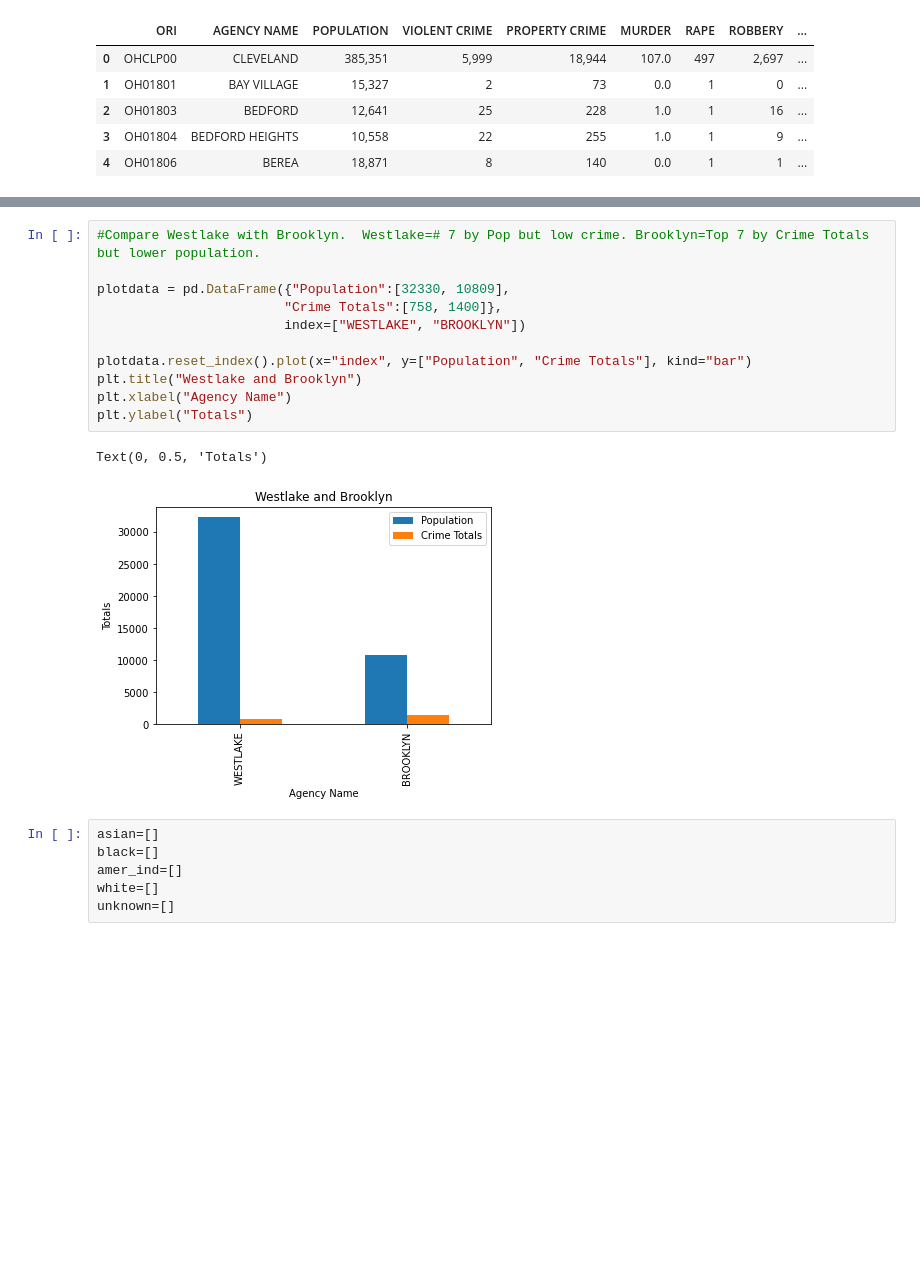
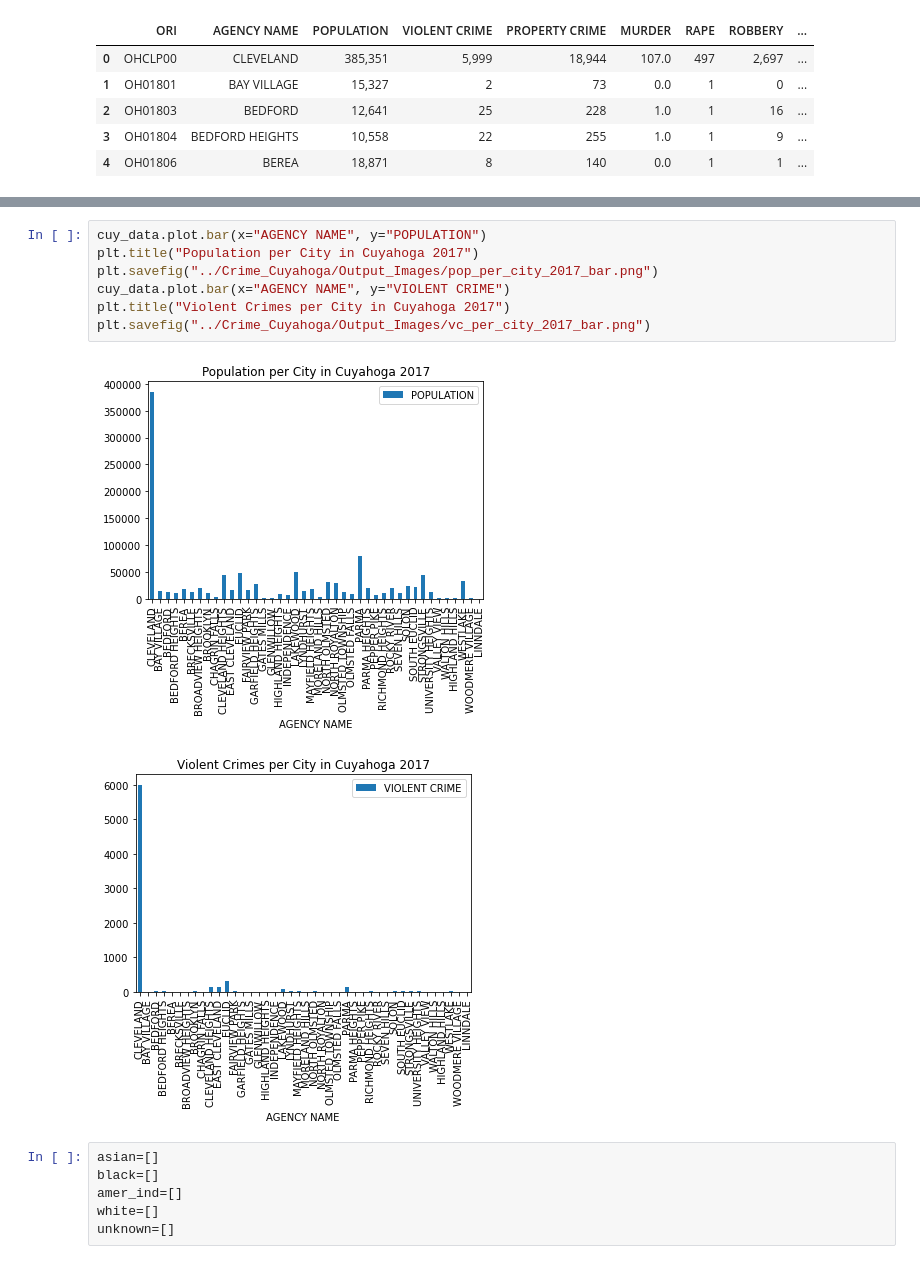
Before and after one commit to drjulie2105/Group_Project_1, a Jupyter notebook: Crime_Cuyahoga/crime_cuy.ipynb, the cells around one changed output, grey strips where cells are left out. Saved outputs shown, nothing was run; the diff lists cells and outputs as text; blank space fills up the shorter version.

```diff
--- a/Crime_Cuyahoga/crime_cuy.ipynb
+++ b/Crime_Cuyahoga/crime_cuy.ipynb
@@ -235,17 +141,13 @@ Text(0, 0.5, 'Totals')
-# %%
-#Compare Westlake with Brooklyn.  Westlake=# 7 by Pop but low crime. Brooklyn=Top 7 by Crime Totals but lower population.
-
-plotdata = pd.DataFrame({"Population":[32330, 10809],
-                        "Crime Totals":[758, 1400]},
-                        index=["WESTLAKE", "BROOKLYN"])
-
-plotdata.reset_index().plot(x="index", y=["Population", "Crime Totals"], kind="bar")
-plt.title("Westlake and Brooklyn")
-plt.xlabel("Agency Name")
-plt.ylabel("Totals")
-# %% [output]
-Text(0, 0.5, 'Totals')
-[figure, removed]
+# %%
+cuy_data.plot.bar(x="AGENCY NAME", y="POPULATION")
+plt.title("Population per City in Cuyahoga 2017")
+plt.savefig("../Crime_Cuyahoga/Output_Images/pop_per_city_2017_bar.png")
+cuy_data.plot.bar(x="AGENCY NAME", y="VIOLENT CRIME")
+plt.title("Violent Crimes per City in Cuyahoga 2017")
+plt.savefig("../Crime_Cuyahoga/Output_Images/vc_per_city_2017_bar.png")
+# %% [output]
+[figure, added]
+[figure, added]
 # %%
 asian=[]
 black=[]
```
Also changed, not shown: parts of 62 cells of this notebook, 3 other files.
